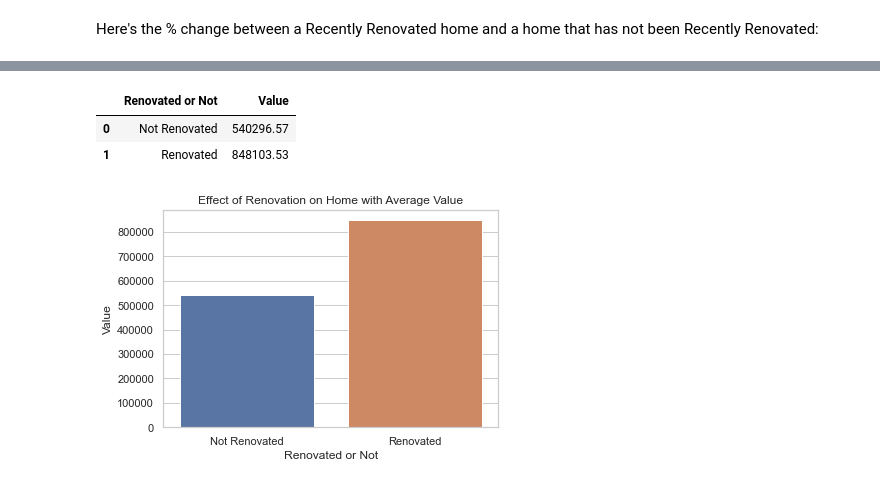
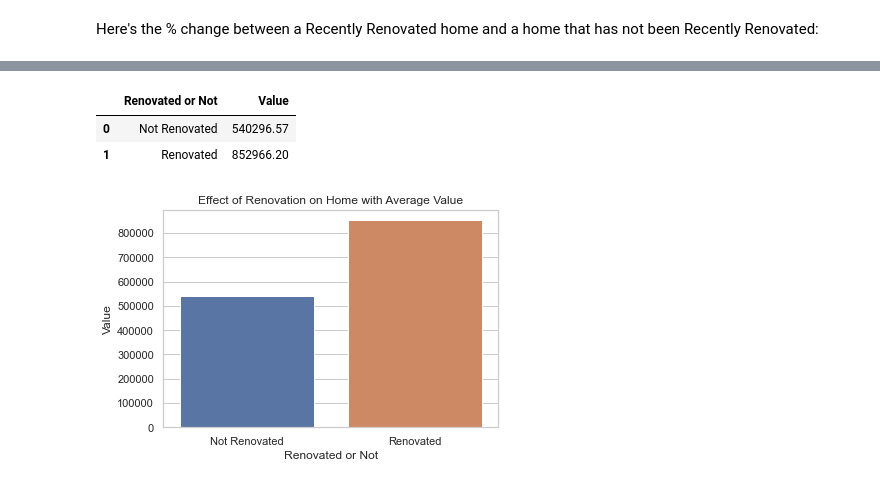
Before and after one commit to icapeli/King-County-Real-Estate-Project, a Jupyter notebook: phase_2_project_code.ipynb, the cells around one changed output, grey strips where cells are left out. Saved outputs shown, nothing was run; the diff lists cells and outputs as text; code cells hidden in the pictures.

```diff
--- a/phase_2_project_code.ipynb
+++ b/phase_2_project_code.ipynb
@@ -1232,15 +1063,15 @@ not_reno_prices=df_log_normal['price']
 # %%
 pd.options.display.float_format = '{:.2f}'.format
 Renovated={'Not Renovated':df['price'].mean(),
-        'Renovated':1.5697*df['price'].mean()}
+        'Renovated':1.5787* df['price'].mean()}
 Nums_3=sorted(Renovated.items(), key=itemgetter(1))
 Renovated_or_Not= pd.DataFrame(Nums_3)
 Renovated_or_Not.rename( columns={0 :'Renovated or Not', 1:'Value'}, inplace=True )
 Renovated_or_Not
 # %% [output]
 |  | Renovated or Not | Value |
 | 0 | Not Renovated | 540296.57 |
-| 1 | Renovated | 848103.53 |
+| 1 | Renovated | 852966.20 |
 # %%
 f, ax = plt.subplots()
 ax.ticklabel_format(style='plain', axis='both')
```
Also changed, not shown: parts of 38 cells of this notebook.
